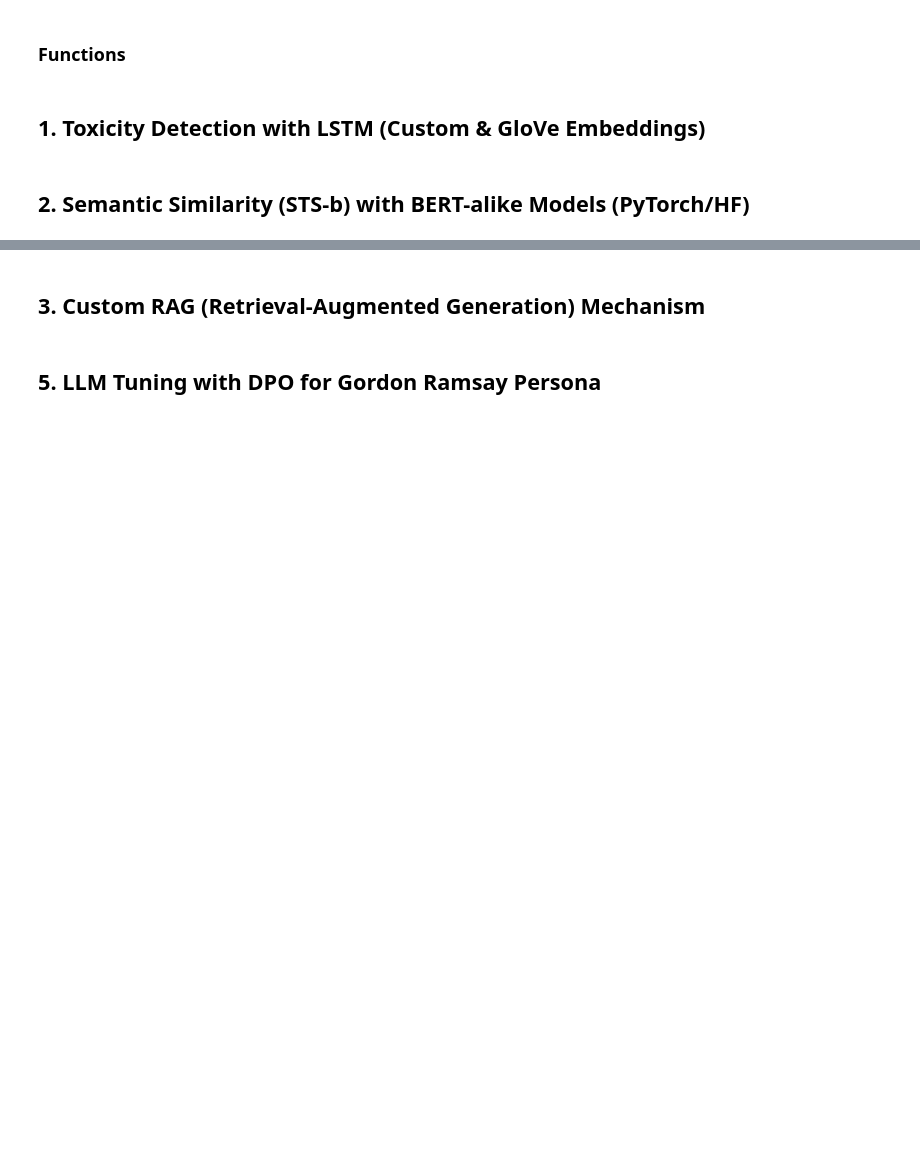
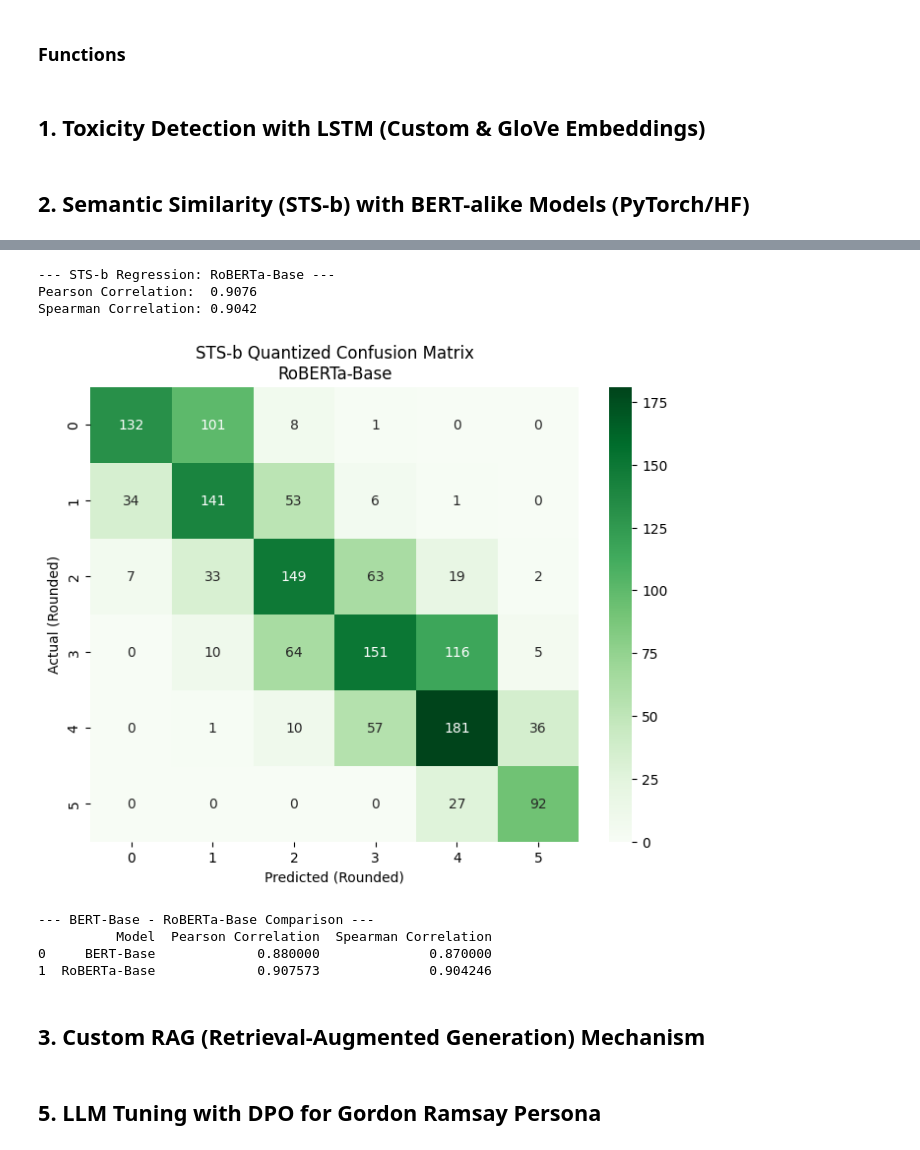
Before and after one commit to tcharos/NLP-Toxicity-Detection, a Jupyter notebook: AIDL_CS01_NLP_Project.ipynb, the cells around one changed output, grey strips where cells are left out. Drawn from its saved outputs; the diff is of its cells as text; code cells hidden in the pictures; blank space fills up the shorter version.

```diff
--- a/AIDL_CS01_NLP_Project.ipynb
+++ b/AIDL_CS01_NLP_Project.ipynb
@@ -354,3 +378,3 @@ evaluate_stsb(true_labels_bert, preds_bert, model_name="BERT-Base")
 # %%
 # Model 2: RoBERTa
-trainer_roberta, test_data_roberta = train_transformer("roberta-base", "RoBERTa")
+trainer_roberta, val_data_roberta = train_transformer("roberta-base", "RoBERTa")
@@ -357,7 +390,12 @@ trainer_roberta, test_data_roberta = train_transformer("roberta-base", "RoBERTa"
 # %%
-roberta_results = trainer_roberta.predict(test_data_roberta)
+roberta_results = trainer_roberta.predict(val_data_roberta)
 preds_roberta = roberta_results.predictions.flatten()
+true_labels_roberta = np.array(val_data_roberta["labels"])
 
-true_labels_roberta = test_data_roberta["labels"]
+print("--- RoBERTa Prediction Analysis ---")
+print("First 10 predictions: ", preds_roberta[:10])
+print("Unique predictions:   ", len(np.unique(preds_roberta)))
+print("Std Deviation:        ", np.std(preds_roberta))
 
-evaluate_stsb(true_labels_roberta, preds_roberta, model_name="RoBERTa-Base")
+print("\n--- Label Analysis ---")
+print("First 10 true labels: ", true_labels_roberta[:10])
@@ -364,3 +413,29 @@ evaluate_stsb(true_labels_roberta, preds_roberta, model_name="RoBERTa-Base")
+# %%
+pearson_roberta, spearman_roberta = evaluate_stsb(true_labels_roberta, preds_roberta, model_name="RoBERTa-Base")
+# %% [output]
+--- STS-b Regression: RoBERTa-Base ---
+Pearson Correlation:  0.9076
+Spearman Correlation: 0.9042
+[figure, added]
+# %%
+# Assuming you saved the pearson/spearman from the BERT run earlier
+# If not, you can re-calculate them quickly:
+# pearson_bert, spearman_bert = evaluate_stsb(true_labels_bert, preds_bert, model_name="BERT")
+
+comparison_data = {
+    "Model": ["BERT-Base", "RoBERTa-Base"],
+    "Pearson Correlation": [0.88, pearson_roberta], # Replace 0.88 with your actual BERT result
+    "Spearman Correlation": [0.87, spearman_roberta] # Replace 0.87 with your actual BERT result
+}
+
+comparison_df = pd.DataFrame(comparison_data)
+print("\n--- BERT-Base - RoBERTa-Base Comparison ---")
+print(comparison_df)
+# %% [output]
+--- BERT-Base - RoBERTa-Base Comparison ---
+          Model  Pearson Correlation  Spearman Correlation
+0     BERT-Base             0.880000              0.870000
+1  RoBERTa-Base             0.907573              0.904246
 # %% [markdown]
 ## 3. Custom RAG (Retrieval-Augmented Generation) Mechanism
 # %%
```
Also changed, not shown: parts of 7 cells of this notebook.
